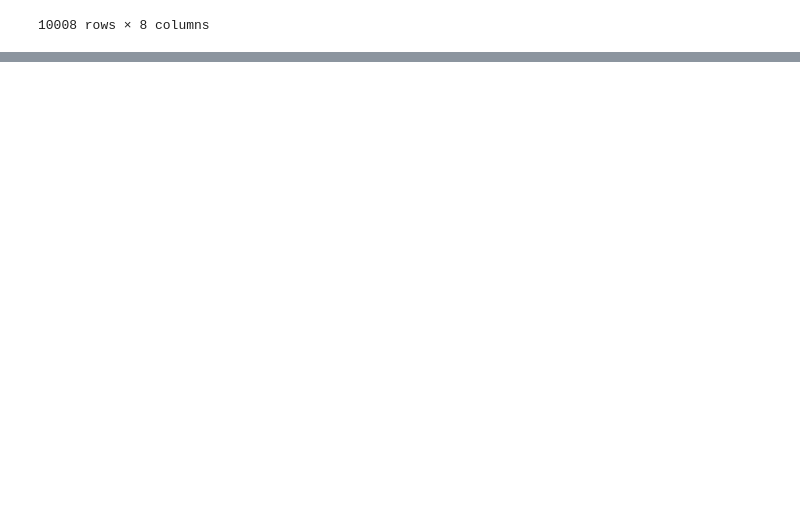
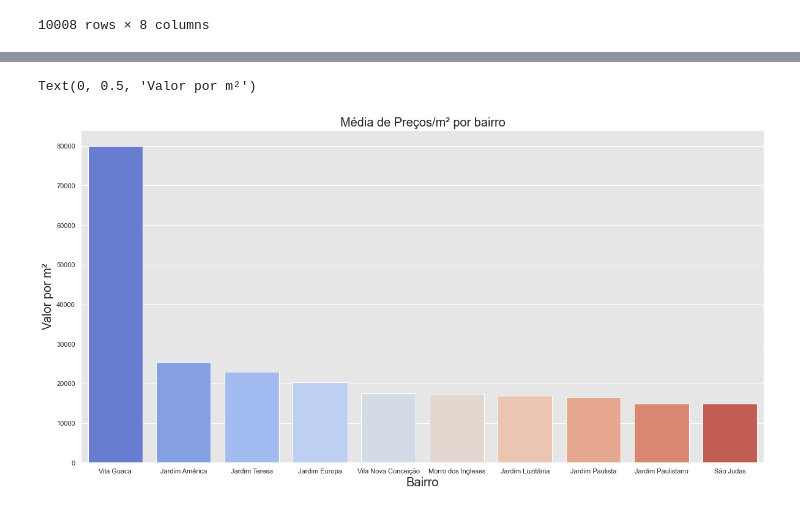
Before and after one commit to Rafael-Eiji/ImersaoDados, a Jupyter notebook: imersaodados.ipynb, the cells around one changed output, grey strips where cells are left out. Drawn from its saved outputs; the diff is of its cells as text; code cells hidden in the pictures; blank space fills up the shorter version.

```diff
--- a/imersaodados.ipynb
+++ b/imersaodados.ipynb
@@ -158,0 +367,3 @@ teste = dados.groupby('Bairro')
+# %%
+dados_vendas['Valor_em_milhoes'] = dados_vendas['Valor_anuncio']/ 1000000
+dados_vendas
@@ -158,0 +404,13 @@ teste = dados.groupby('Bairro')
+# %%
+fonte = {"size": 15}
+sns.set_style("whitegrid")
+sns.set()
+plt.figure(figsize=(10 , 8))
+paleta = list(sns.color_palette("mako"))
+ax = sns.histplot(data=dados_vendas, x = 'Valor_em_milhoes', kde=True, palette=paleta)
+ax.set_title("Histograma valor imóveis")
+plt.title("Número de casas pelo preço de venda", fontdict = fonte)
+plt.xlabel("Preço das casas em milhões", fontdict = fonte)
+plt.ylabel("Número de casas", fontdict = fonte)
+plt.xlim((-50/1000000, 10))
+plt.show()
@@ -158,0 +426,5 @@ teste = dados.groupby('Bairro')
+# %%
+media_dados = dados_vendas.groupby('Bairro').mean()
+media_dados['Valor/m2'] = media_dados['Valor_anuncio']/media_dados['Metragem']
+media_m2 = media_dados.sort_values(by= 'Valor/m2',ascending=  False).head(10)
+media_m2
@@ -158,0 +444,11 @@ teste = dados.groupby('Bairro')
+# %%
+fonte = {"size": 20}
+plt.figure(figsize=(20 , 10))
+sns.color_palette("light:#5A9", as_cmap=True)
+ax = sns.barplot(data = media_m2, x= media_m2.index , y = 'Valor/m2', palette="coolwarm")
+plt.title("Média de Preços/m² por bairro", fontdict = fonte)
+plt.xlabel("Bairro", fontdict = fonte)
+plt.ylabel("Valor por m²", fontdict = fonte)
+# %% [output]
+Text(0, 0.5, 'Valor por m²')
+[figure, added]
```
Also changed, not shown: parts of 32 cells of this notebook, 1 other file.
